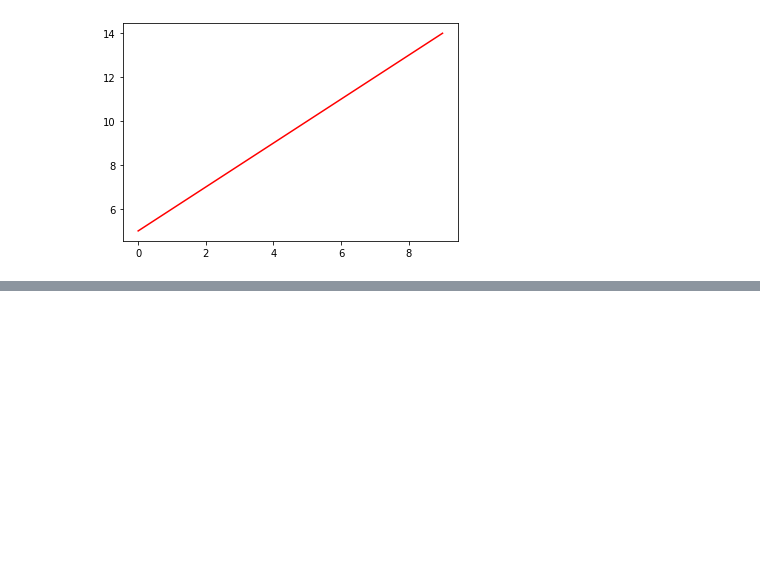
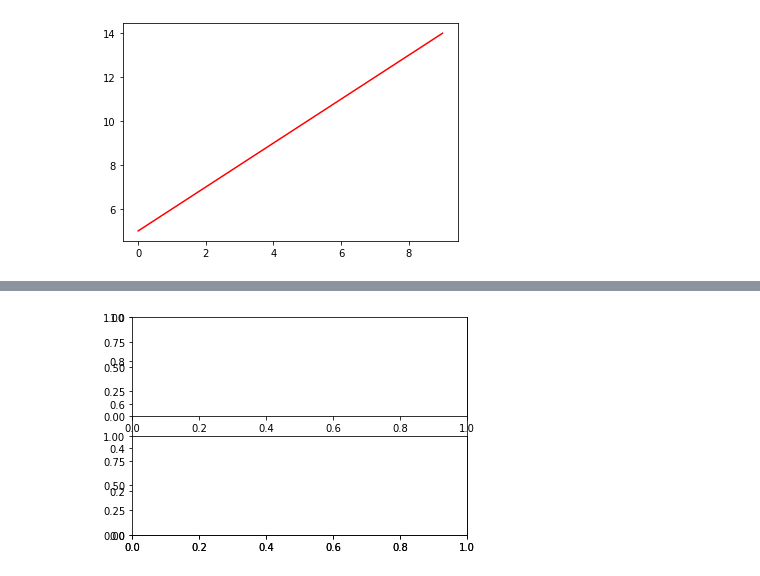
Before and after one commit to yunjigongju/202203-, a Jupyter notebook: 시각화.ipynb, the cells around one changed output, grey strips where cells are left out. Cells and saved outputs as stored; diff of their text form; code cells hidden in the pictures; blank space fills up the shorter version.

```diff
--- a/시각화.ipynb
+++ b/시각화.ipynb
@@ -20,0 +28,8 @@ plt.show()
+# %%
+fig = plt.figure()
+fig.add_subplot()
+ax1 = fig.add_subplot(2,1,1)
+ax2 = fig.add_subplot(2,1,2)
+plt.show()
+# %% [output]
+[figure, added]
```
Also changed, not shown: parts of 13 cells of this notebook.
